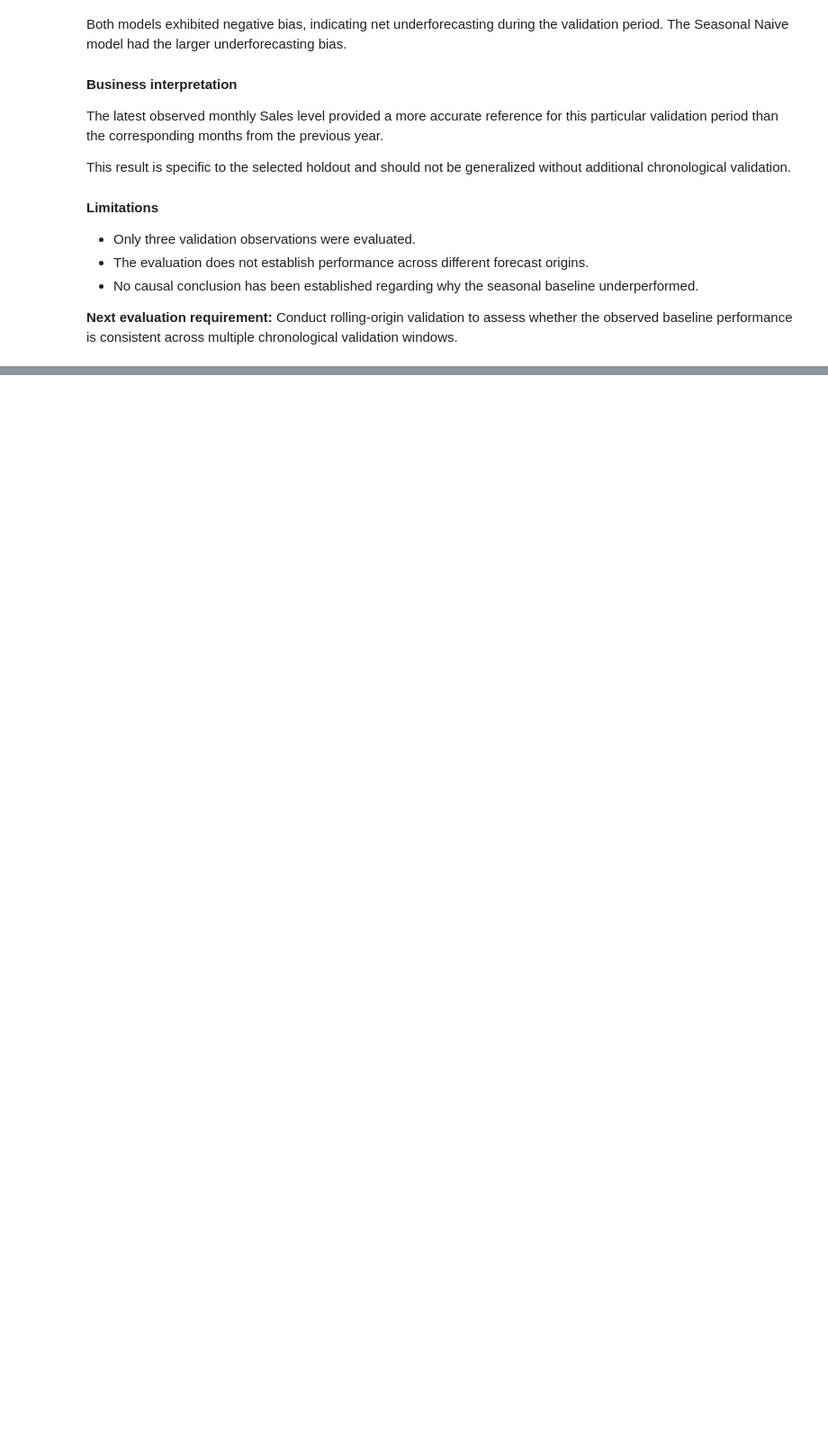
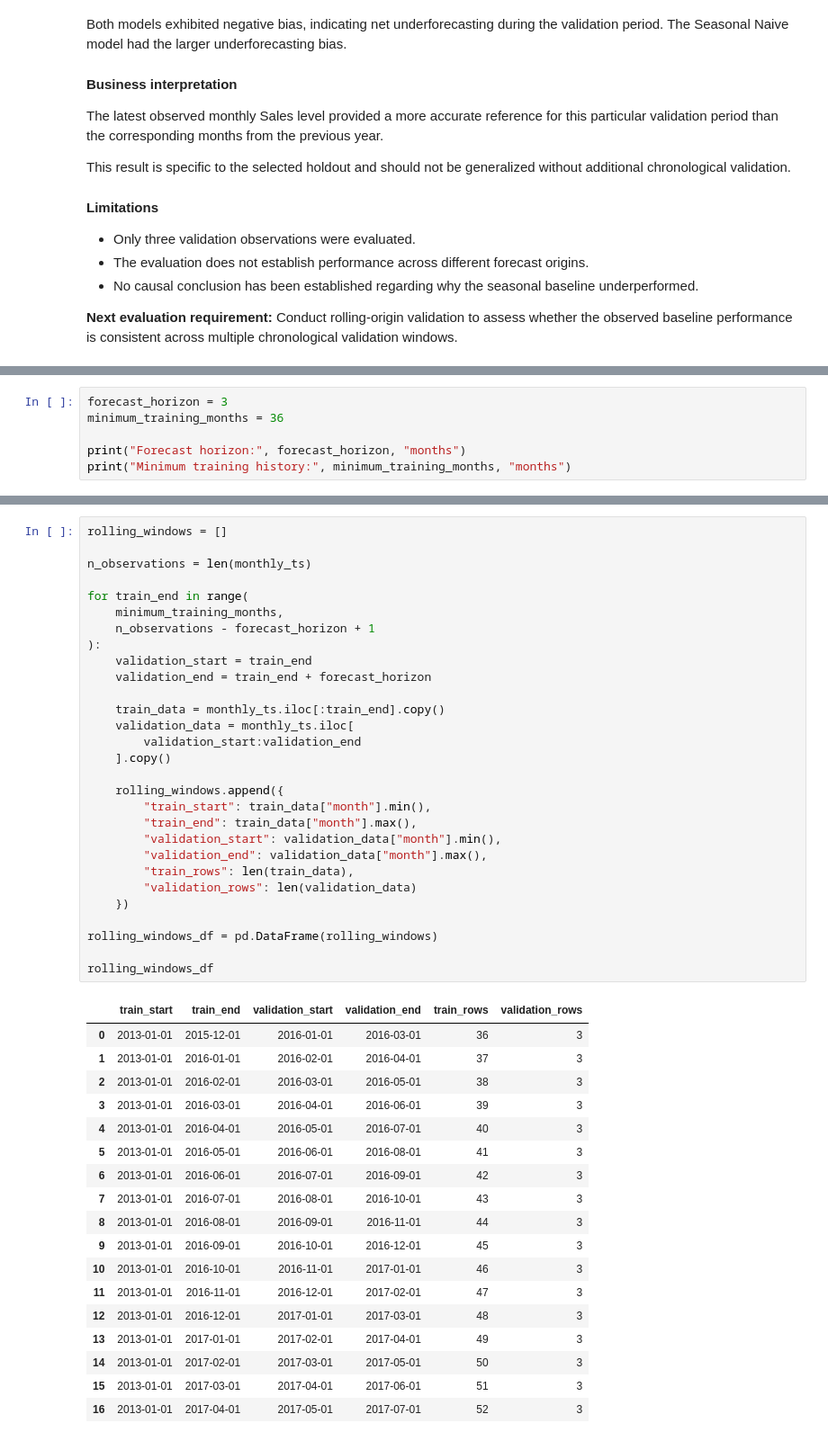
Before and after one commit to Abu-Hozaifa-Retail-Analyst/retail-sales-forecasting, a Jupyter notebook: notebooks/01_data_quality/02_initial_data_profiling.ipynb, the cells around one changed output, grey strips where cells are left out. Shown at 90% size. Cells and saved outputs as stored; diff of their text form; blank space fills up the shorter version.

```diff
--- a/notebooks/01_data_quality/02_initial_data_profiling.ipynb
+++ b/notebooks/01_data_quality/02_initial_data_profiling.ipynb
@@ -8787,0 +8881,6 @@ This result is specific to the selected holdout and should not be generalized wi
+# %%
+forecast_horizon = 3
+minimum_training_months = 36
+
+print("Forecast horizon:", forecast_horizon, "months")
+print("Minimum training history:", minimum_training_months, "months")
@@ -8787,0 +8892,48 @@ This result is specific to the selected holdout and should not be generalized wi
+# %%
+rolling_windows = []
+
+n_observations = len(monthly_ts)
+
+for train_end in range(
+    minimum_training_months,
+    n_observations - forecast_horizon + 1
+):
+    validation_start = train_end
+    validation_end = train_end + forecast_horizon
+
+    train_data = monthly_ts.iloc[:train_end].copy()
+    validation_data = monthly_ts.iloc[
+        validation_start:validation_end
+    ].copy()
+
+    rolling_windows.append({
+        "train_start": train_data["month"].min(),
+        "train_end": train_data["month"].max(),
+        "validation_start": validation_data["month"].min(),
+        "validation_end": validation_data["month"].max(),
+        "train_rows": len(train_data),
+        "validation_rows": len(validation_data)
+    })
+
+rolling_windows_df = pd.DataFrame(rolling_windows)
+
+rolling_windows_df
+# %% [output]
+|  | train_start | train_end | validation_start | validation_end | train_rows | validation_rows |
+| 0 | 2013-01-01 | 2015-12-01 | 2016-01-01 | 2016-03-01 | 36 | 3 |
+| 1 | 2013-01-01 | 2016-01-01 | 2016-02-01 | 2016-04-01 | 37 | 3 |
+| 2 | 2013-01-01 | 2016-02-01 | 2016-03-01 | 2016-05-01 | 38 | 3 |
+| 3 | 2013-01-01 | 2016-03-01 | 2016-04-01 | 2016-06-01 | 39 | 3 |
+| 4 | 2013-01-01 | 2016-04-01 | 2016-05-01 | 2016-07-01 | 40 | 3 |
+| 5 | 2013-01-01 | 2016-05-01 | 2016-06-01 | 2016-08-01 | 41 | 3 |
+| 6 | 2013-01-01 | 2016-06-01 | 2016-07-01 | 2016-09-01 | 42 | 3 |
+| 7 | 2013-01-01 | 2016-07-01 | 2016-08-01 | 2016-10-01 | 43 | 3 |
+| 8 | 2013-01-01 | 2016-08-01 | 2016-09-01 | 2016-11-01 | 44 | 3 |
+| 9 | 2013-01-01 | 2016-09-01 | 2016-10-01 | 2016-12-01 | 45 | 3 |
+| 10 | 2013-01-01 | 2016-10-01 | 2016-11-01 | 2017-01-01 | 46 | 3 |
+| 11 | 2013-01-01 | 2016-11-01 | 2016-12-01 | 2017-02-01 | 47 | 3 |
+| 12 | 2013-01-01 | 2016-12-01 | 2017-01-01 | 2017-03-01 | 48 | 3 |
+| 13 | 2013-01-01 | 2017-01-01 | 2017-02-01 | 2017-04-01 | 49 | 3 |
+| 14 | 2013-01-01 | 2017-02-01 | 2017-03-01 | 2017-05-01 | 50 | 3 |
+| 15 | 2013-01-01 | 2017-03-01 | 2017-04-01 | 2017-06-01 | 51 | 3 |
+| 16 | 2013-01-01 | 2017-04-01 | 2017-05-01 | 2017-07-01 | 52 | 3 |
```
Also changed, not shown: parts of 31 cells of this notebook, 1 other file.
